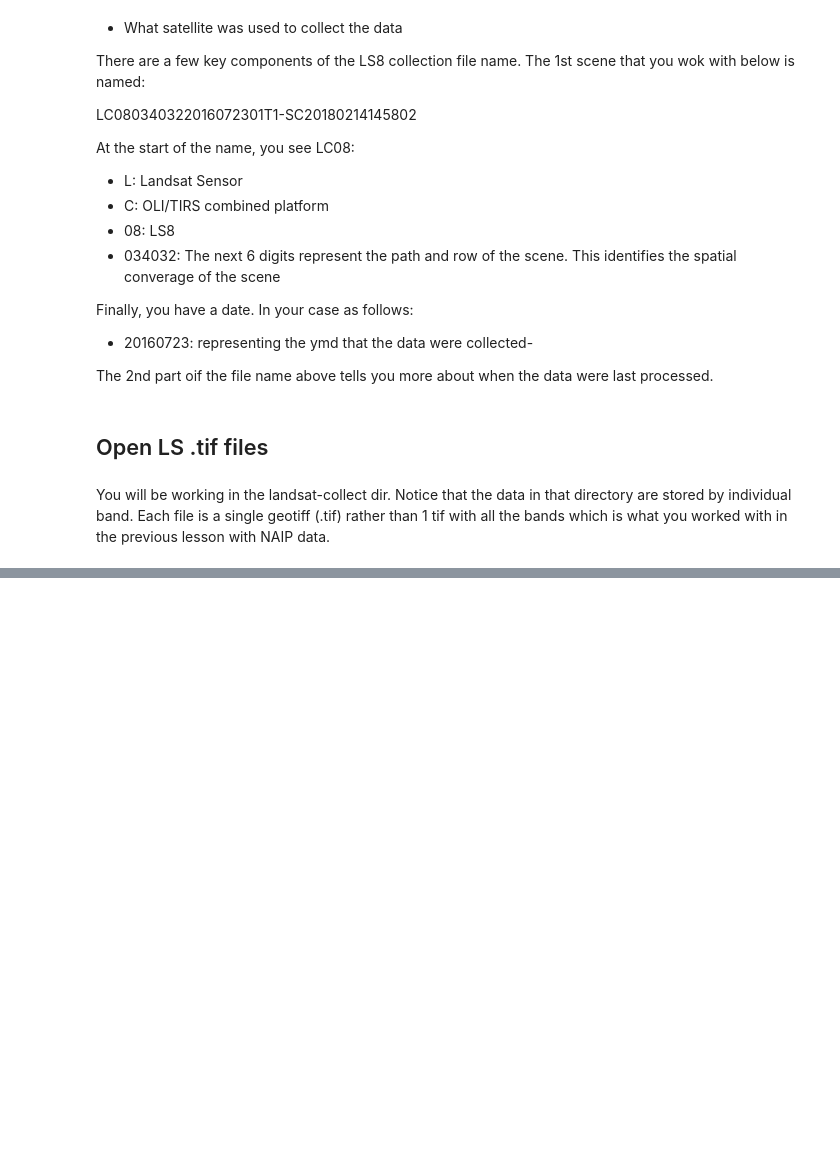
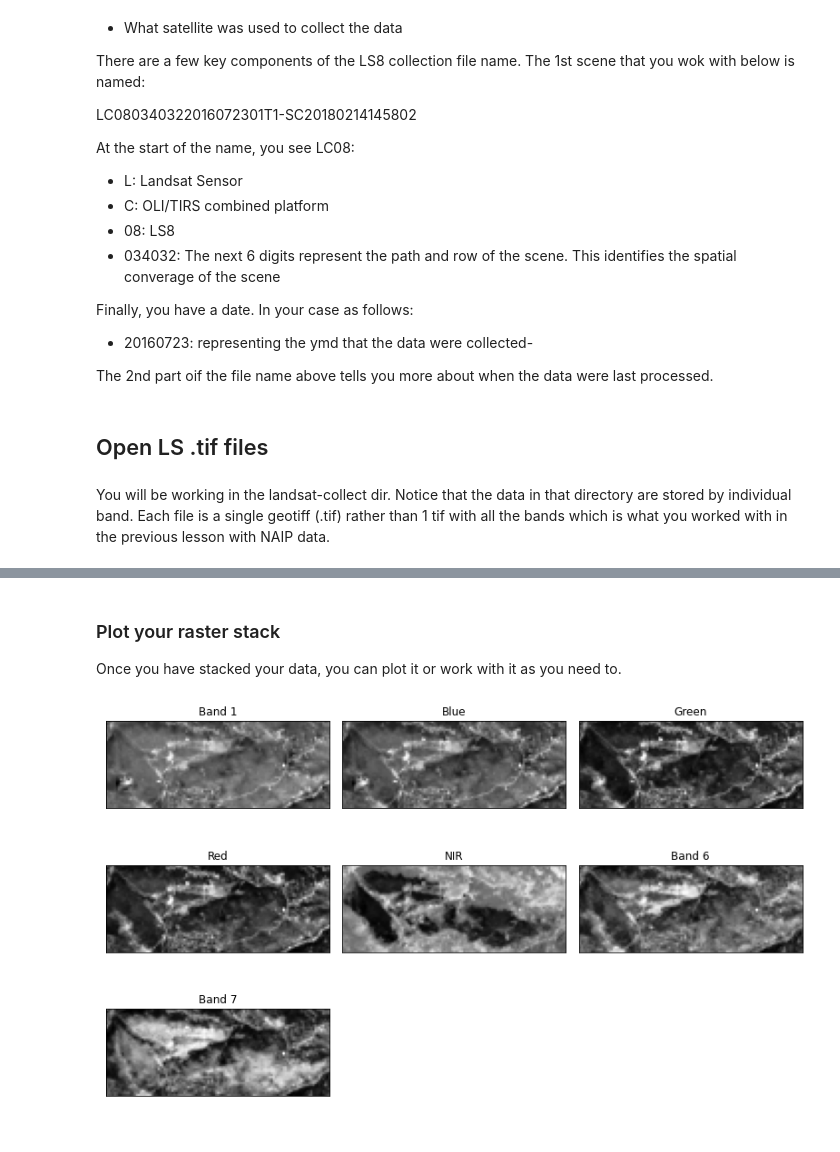
Before and after one commit to chrischank/EDA_Python, a Jupyter notebook: Intermediate/5. Multipsectral RS Data/Open&CropLS.ipynb, the cells around one changed output, grey strips where cells are left out. Saved outputs shown, nothing was run; the diff lists cells and outputs as text; code cells hidden in the pictures; blank space fills up the shorter version.

```diff
--- a/Intermediate/5. Multipsectral RS Data/Open&CropLS.ipynb
+++ b/Intermediate/5. Multipsectral RS Data/Open&CropLS.ipynb
@@ -41,0 +186,19 @@ You will be working in the landsat-collect dir. Notice that the data in that dir
+# %%
+cropped_dir = os.path.join("cold-springs-fire",
+                          "outputs",
+                          "landsat_post_crop")
+
+# Make the directory if it doesn't already exist
+if not os.path.isdir(cropped_dir):
+    os.mkdir(cropped_dir)
+
+# Crop your data
+cropped_file_list = es.crop_all(raster_paths=all_landsat_post_bands,
+                               output_dir=cropped_dir,
+                               geoms=fire_boundary_utmz13,
+                               overwrite=True,
+                               verbose=True)
+
+# Note that because the original tif files ended with _crop you have an awkward
+# output name. crop_all by default adds _crop to the end of your newly cropped files
+cropped_file_list
@@ -41,0 +225,4 @@ You will be working in the landsat-collect dir. Notice that the data in that dir
+# %%
+# This will create a new stacked raster with all bands
+land_stack, land_meta = es.stack(band_paths=cropped_file_list)
+land_stack
@@ -41,0 +247,17 @@ You will be working in the landsat-collect dir. Notice that the data in that dir
+# %% [markdown]
+### Plot your raster stack
+
+Once you have stacked your data, you can plot it or work with it as you need to.
+# %%
+# Plot all bands using earthpy
+band_titles = ["Band 1", "Blue", "Green", "Red",
+              "NIR", "Band 6", "Band 7"]
+
+ep.plot_bands(land_stack,
+             figsize=(11, 7),
+             title=band_titles,
+             cbar=False)
+
+plt.show()
+# %% [output]
+[figure, added]
```
Also changed, not shown: parts of 16 cells of this notebook, 3 other files.
